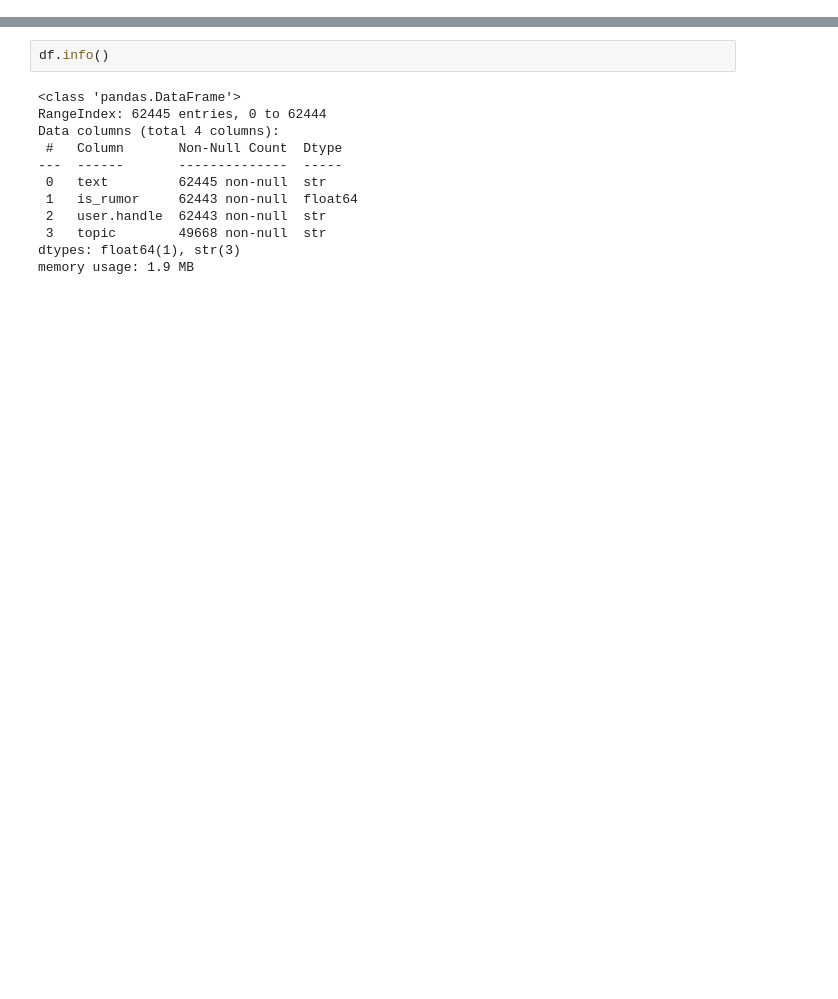
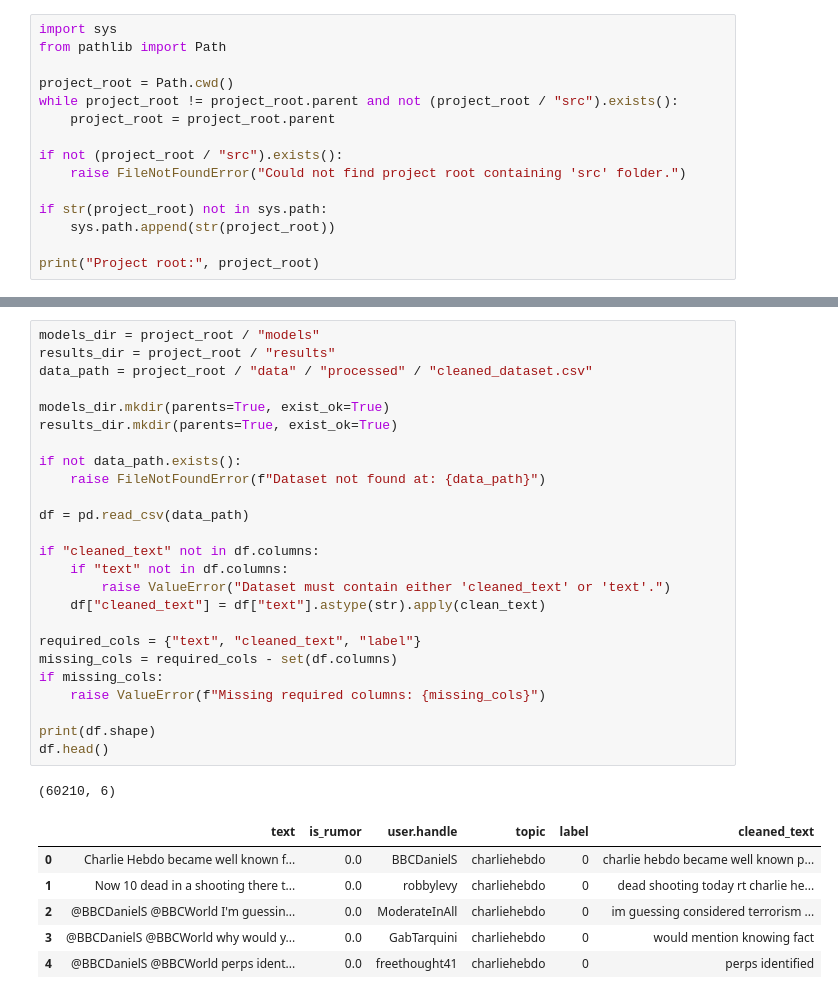
Before and after one commit to ashutoshkv03/misinformation-detection, a Jupyter notebook: notebooks/exploratory_analysis.ipynb, the cells around one changed output, grey strips where cells are left out. Saved outputs shown, nothing was run; the diff lists cells and outputs as text; blank space fills up the shorter version.

```diff
--- a/notebooks/exploratory_analysis.ipynb
+++ b/notebooks/exploratory_analysis.ipynb
@@ -0,0 +1,15 @@
+# %%
+import sys
+from pathlib import Path
+
+project_root = Path.cwd()
+while project_root != project_root.parent and not (project_root / "src").exists():
+    project_root = project_root.parent
+
+if not (project_root / "src").exists():
+    raise FileNotFoundError("Could not find project root containing 'src' folder.")
+
+if str(project_root) not in sys.path:
+    sys.path.append(str(project_root))
+
+print("Project root:", project_root)
@@ -13,15 +48,34 @@ df.head()
 # %%
-df.info()
+models_dir = project_root / "models"
+results_dir = project_root / "results"
+data_path = project_root / "data" / "processed" / "cleaned_dataset.csv"
+
+models_dir.mkdir(parents=True, exist_ok=True)
+results_dir.mkdir(parents=True, exist_ok=True)
+
+if not data_path.exists():
+    raise FileNotFoundError(f"Dataset not found at: {data_path}")
+
+df = pd.read_csv(data_path)
+
+if "cleaned_text" not in df.columns:
+    if "text" not in df.columns:
+        raise ValueError("Dataset must contain either 'cleaned_text' or 'text'.")
+    df["cleaned_text"] = df["text"].astype(str).apply(clean_text)
+
+required_cols = {"text", "cleaned_text", "label"}
+missing_cols = required_cols - set(df.columns)
+if missing_cols:
+    raise ValueError(f"Missing required columns: {missing_cols}")
+
+print(df.shape)
+df.head()
 # %% [output]
-<class 'pandas.DataFrame'>
-RangeIndex: 62445 entries, 0 to 62444
-Data columns (total 4 columns):
- #   Column       Non-Null Count  Dtype
----  ------       --------------  -----
- 0   text         62445 non-null  str
- 1   is_rumor     62443 non-null  float64
- 2   user.handle  62443 non-null  str
- 3   topic        49668 non-null  str
-dtypes: float64(1), str(3)
-memory usage: 1.9 MB
+(60210, 6)
+|  | text | is_rumor | user.handle | topic | label | cleaned_text |
+| 0 | Charlie Hebdo became well known f... | 0.0 | BBCDanielS | charliehebdo | 0 | charlie hebdo became well known p... |
+| 1 | Now 10 dead in a shooting there t... | 0.0 | robbylevy | charliehebdo | 0 | dead shooting today rt charlie he... |
+| 2 | @BBCDanielS @BBCWorld I'm guessin... | 0.0 | ModerateInAll | charliehebdo | 0 | im guessing considered terrorism ... |
+| 3 | @BBCDanielS @BBCWorld why would y... | 0.0 | GabTarquini | charliehebdo | 0 | would mention knowing fact |
+| 4 | @BBCDanielS @BBCWorld perps ident... | 0.0 | freethought41 | charliehebdo | 0 | perps identified |
 # %%
```
Also changed, not shown: parts of 31 cells of this notebook, 16 other files.
